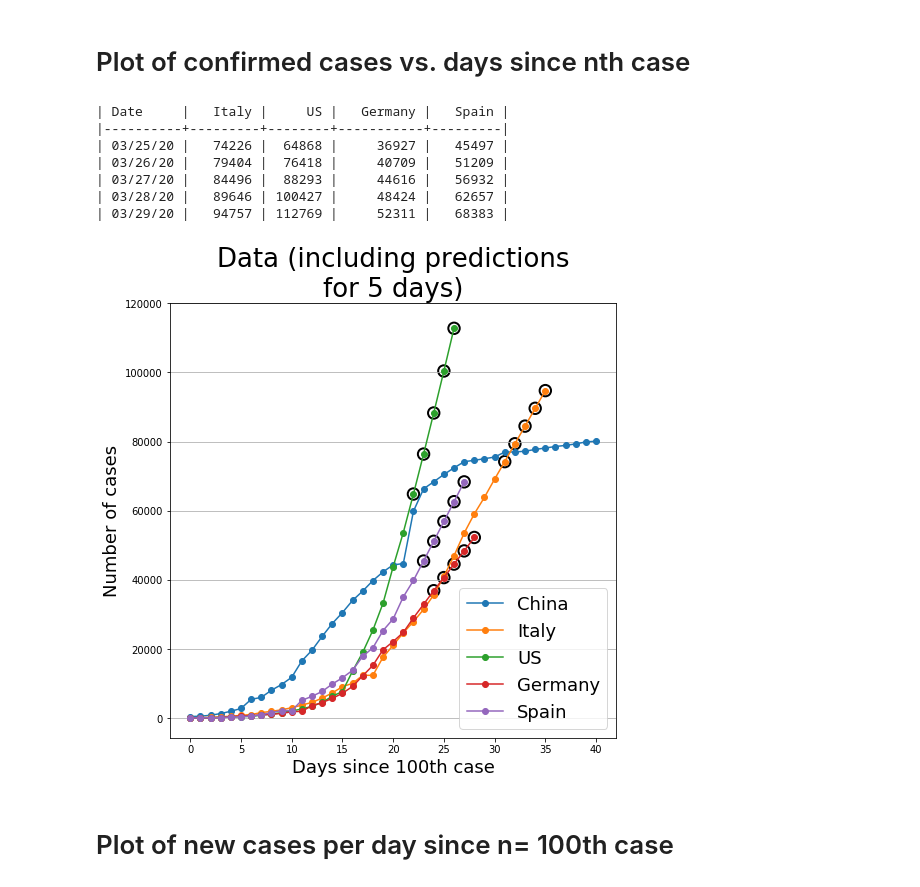
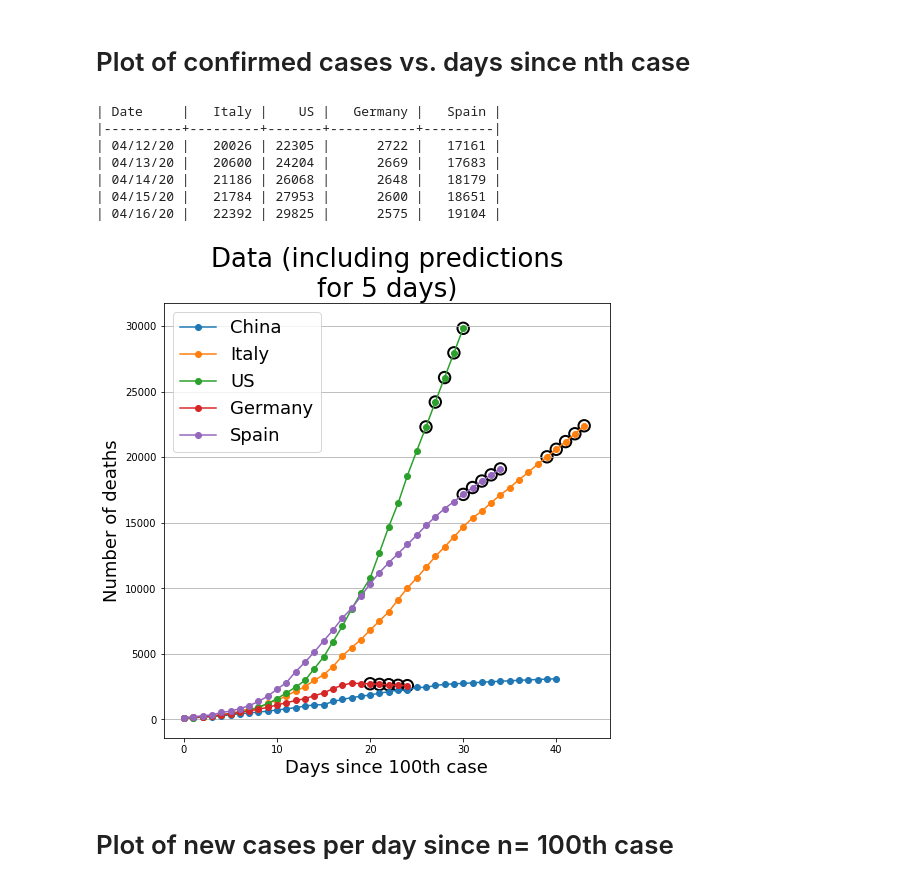
Before and after one commit to arkobarman/covid-19_timeSeriesAnalysis, a Jupyter notebook: time-series-predictions-global.ipynb, the cells around one changed output. Cells and saved outputs as stored; diff of their text form; code cells hidden in the pictures.

```diff
--- a/time-series-predictions-global.ipynb
+++ b/time-series-predictions-global.ipynb
@@ -17,7 +17,7 @@ from tabulate import tabulate
 # This is not recommended but I am doing this to suppress warnings from SARIMAX
 warnings.simplefilter('ignore')
 
-dataDir = os.path.join('data', 'JHU', '03_25_2020_2200hours')
+dataDir = os.path.join('data', 'JHU')
 
 # These are old files
 # confirmedFilename = 'time_series_19-covid-Confirmed.csv'
@@ -38,14 +38,7 @@ covidFrDict['confirmed'] = pd.read_csv(os.path.join(dataDir, confirmedFilename))
 covidFrDict['deaths'] = pd.read_csv(os.path.join(dataDir, deathsFilename))
 
 # Recovered is back again!
-# We are skipping this analysis until it is consistent at least in dates
-# covidFrDict['recovered'] = pd.read_csv(os.path.join(dataDir, recoveredFilename))
-# # Make date format consistent for recovered frame
-# colNamesList = list(covidFrDict['recovered'])
-# newColNamesList = [colName[:-2] if '/20' in colName else colName for colName in colNamesList ]
-# covidFrDict['recovered'].rename(columns=dict(zip(colNamesList, newColNamesList)), inplace=True)
-
-# covidFrDict['recovered']
+covidFrDict['recovered'] = pd.read_csv(os.path.join(dataDir, recoveredFilename))
 # %%
 # Get list of dates
 colNamesList = list(covidFrDict['confirmed'])
@@ -211,7 +204,7 @@ def getPredictionsForFuture(countryName,
     if returnResults:
         return allData, predData
 # %%
-allData, predData = getPredictionsForFuture('US',
+allData, predData = getPredictionsForFuture('India',
                                             invertible=False,
                                             plot=True,
                                             logScale=False,
@@ -220,6 +213,7 @@ allData, predData = getPredictionsForFuture('US',
                                             tablesToUse=['confirmed'],
                                             grid='y',
                                             returnResults=True)
+# print(allData)
 # %% [output]
 Table type: confirmed
 Predictions for next 5 days:
@@ -398,7 +392,8 @@ def comparePlotDaysSinceNCases(countryNamesList,
                                nDaysPrediction=5,
                                invertible=False,
                                timeSeriesLim = 40, # Limit size of data to 40 points only
-                               printResults=True):
+                               printResults=True,
+                               tableToUse='confirmed'):
     # Extract model parameters
     p, d, q = (1, 2, 2)
     plotStartedFlag = False
@@ -411,9 +406,9 @@ def comparePlotDaysSinceNCases(countryNamesList,
                                                     logScale=False,
                                                     grid=None,
                                                     printResults=False,
-                                                    tablesToUse=['confirmed'],
+                                                    tablesToUse=[tableToUse],
                                                     returnResults=True)
-        countryConfirmedFr =  allData['confirmed']
+        countryConfirmedFr =  allData[tableToUse]
 
         nCasesGreaterDaysSinceList = []
         datesGreaterDaysSinceList = []
@@ -462,44 +457,49 @@ def comparePlotDaysSinceNCases(countryNamesList,
                 for i in range(len(datePredList)):
                     datePredList[i].append(np.around(predictionsList[i]))
 
         if plotStartedFlag == False:
             fig = plt.figure(figsize=(8,8))
             ax = fig.add_subplot(111)
             plotStartedFlag = True
         if logScale:
             for i in range(len(data)):
                 if data[i] == 0:
                     data[i] = np.nan
         ax.plot(data, marker='o', label=countryName);
         if countryName not in skipPredictionCountriesList:
             # Circle predictions
             ax.scatter(predictionPointsXCoordinateList, predictionsList, s=130, linewidth=2, facecolors='none', edgecolors='k');
     if printResults:
 
         headerList = ['Date']
         for countryName in countryNamesList:
             if countryName not in skipPredictionCountriesList:
                 headerList.append(countryName)
 
         print(tabulate(datePredList, headers=headerList, tablefmt='orgtbl'))
 
-    ax.legend(loc='lower right', prop={'size': 18});
+    ax.legend(loc='upper left', prop={'size': 18});
 #     plt.title('Data for {}'.format(countryName), fontsize=26);
     plt.title('Data (including predictions\nfor {} days)'.format(nDaysPrediction), fontsize=26);
     plt.xlabel('Days since {}th case'.format(daysSince), fontsize=18);
-    plt.ylabel('Number of cases', fontsize=18);
+    if tableToUse == 'confirmed':
+        plt.ylabel('Number of confirmed cases', fontsize=18);
+    elif tableToUse == 'deaths':
+        plt.ylabel('Number of deaths', fontsize=18);
+    elif tableToUse == 'recovered':
+        plt.ylabel('Number of recovered cases', fontsize=18);
     plt.grid(axis='y')
 
-comparePlotDaysSinceNCases(['China', 'Italy', 'US', 'Germany', 'Spain'], daysSince=100)
+comparePlotDaysSinceNCases(['China', 'Italy', 'US', 'Germany', 'Spain'], daysSince=100, tableToUse='deaths')
 # %% [output]
-| Date     |   Italy |     US |   Germany |   Spain |
-|----------+---------+--------+-----------+---------|
-| 03/25/20 |   74226 |  64868 |     36927 |   45497 |
-| 03/26/20 |   79404 |  76418 |     40709 |   51209 |
-| 03/27/20 |   84496 |  88293 |     44616 |   56932 |
-| 03/28/20 |   89646 | 100427 |     48424 |   62657 |
-| 03/29/20 |   94757 | 112769 |     52311 |   68383 |
+| Date     |   Italy |    US |   Germany |   Spain |
+|----------+---------+-------+-----------+---------|
+| 04/12/20 |   20026 | 22305 |      2722 |   17161 |
+| 04/13/20 |   20600 | 24204 |      2669 |   17683 |
+| 04/14/20 |   21186 | 26068 |      2648 |   18179 |
+| 04/15/20 |   21784 | 27953 |      2600 |   18651 |
+| 04/16/20 |   22392 | 29825 |      2575 |   19104 |
-[figure, old version]
+[figure, new version]
 # %% [markdown]
 # Plot of new cases per day since n= 100th case
 # %%
```
Also changed, not shown: parts of 5 cells of this notebook, 29 other files.
